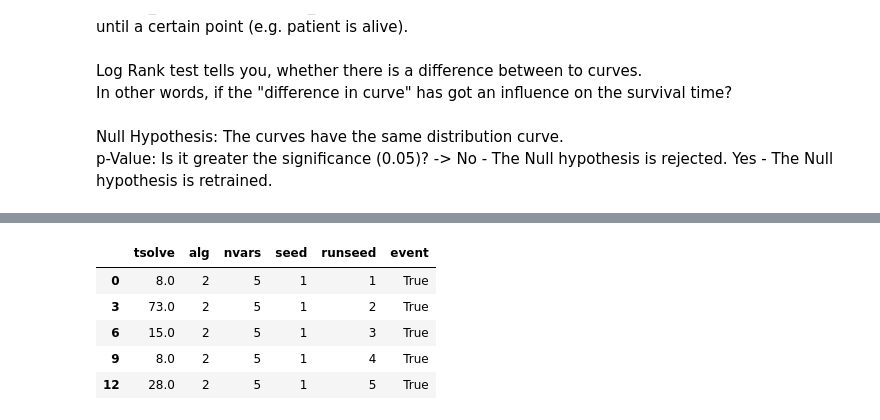
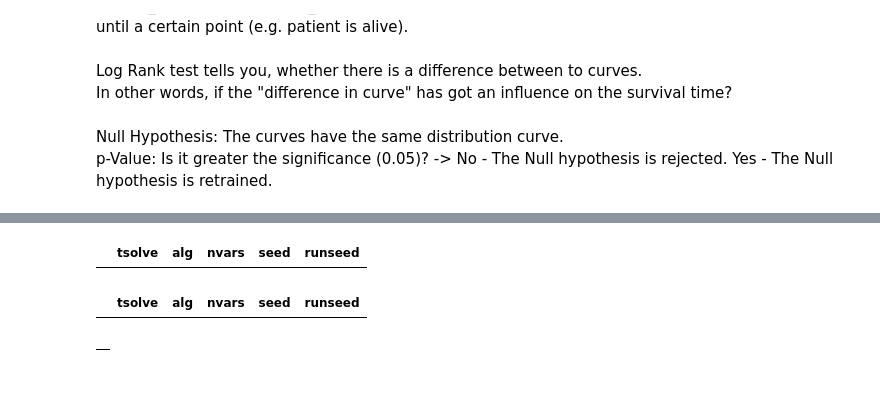
Before and after one commit to denizterzioglu/sabbo, a Jupyter notebook: ANotebook.ipynb, the cells around one changed output, grey strips where cells are left out. Saved outputs shown, nothing was run; the diff lists cells and outputs as text; code cells hidden in the pictures; blank space fills up the shorter version.

```diff
--- a/ANotebook.ipynb
+++ b/ANotebook.ipynb
@@ -1152,14 +1170,15 @@ originDf.head()
 # %%
 # -> Split on nvars
+# These will be the two algorithms we will compare
 # Filter depending on nvars
-nvarDf = originDf[originDf["nvars"] == 5]
+nvarDf2 = originDf[originDf["nvars"] == 7]
+nvarDf1 = originDf[originDf["nvars"] == 7]
 # Filter depending on alg
-nvarDf = originDf[originDf["alg"] == 2]
-nvarDf.head()
+nvarDf2 = nvarDf2[nvarDf2["alg"] == 2]
+nvarDf1 = nvarDf1[nvarDf1["alg"] == 1]
+
+tmpDf2 = nvarDf2.dropna()
+tmpDf1 = nvarDf1.dropna()
+tmpDf1.head()
 # %% [output]
-|  | tsolve | alg | nvars | seed | runseed | event |
-| 0 | 8.0 | 2 | 5 | 1 | 1 | True |
-| 3 | 73.0 | 2 | 5 | 1 | 2 | True |
-| 6 | 15.0 | 2 | 5 | 1 | 3 | True |
-| 9 | 8.0 | 2 | 5 | 1 | 4 | True |
-| 12 | 28.0 | 2 | 5 | 1 | 5 | True |
+|  | tsolve | alg | nvars | seed | runseed |
@@ -1182,0 +1185,4 @@ nvarDf.head()
+# %%
+tmpDf2.head()
+# %% [output]
+|  | tsolve | alg | nvars | seed | runseed |
@@ -1182,0 +1195,9 @@ nvarDf.head()
+# %%
+# Make one time frame out of it and make the dataframe which displays the time
+# use tmpDf, because we only want the rows where we have gotten runtimes
+allTimesList = list(set(allTimes))
+LRDf1 = pd.DataFrame(index = list(set(allTimes)))
+LRDf2 = pd.DataFrame(index = list(set(allTimes)))
+LRDf1.head()
+# %% [output]
+|  |
```
Also changed, not shown: parts of 24 cells of this notebook.
